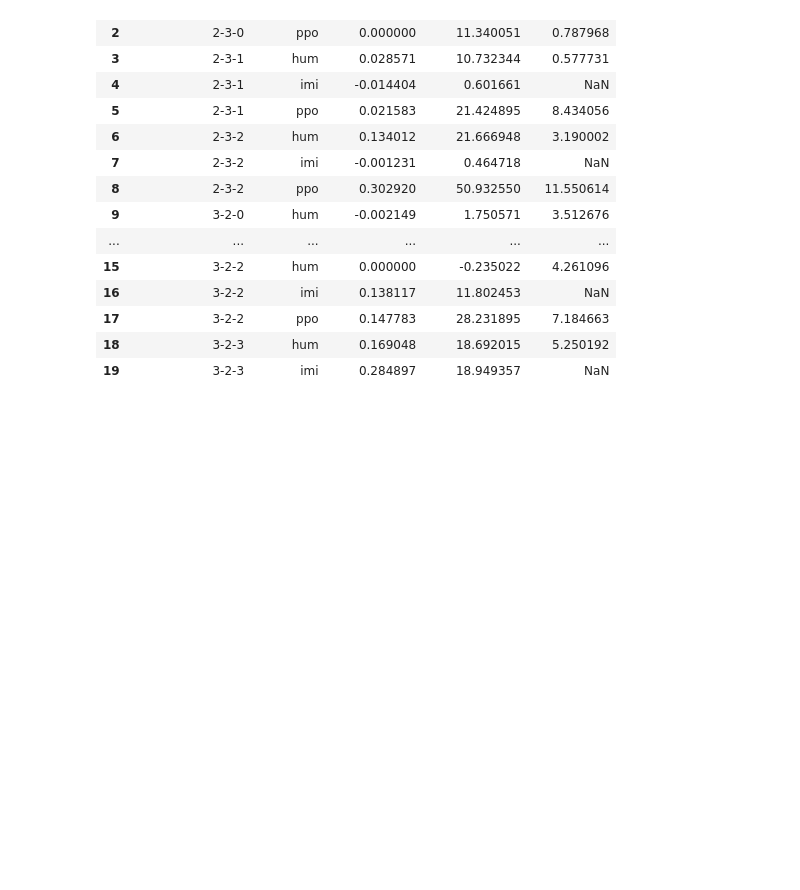
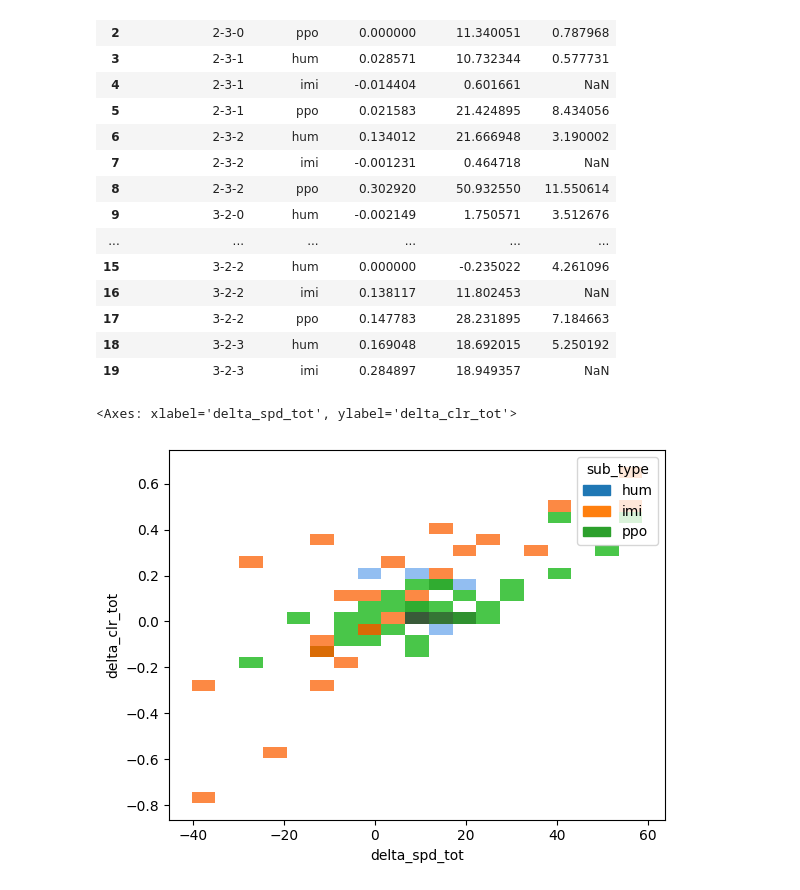
Before and after one commit to HugoDelhaye/select_scene, a Jupyter notebook: notebook/select_scene.ipynb, the cells around one changed output. Drawn from its saved outputs; the diff is of its cells as text; code cells hidden in the pictures; blank space fills up the shorter version.

```diff
--- a/notebook/select_scene.ipynb
+++ b/notebook/select_scene.ipynb
@@ -83,3 +495,8 @@ df_sub_type.head(20)
+# %%
+sns.histplot(data=df_sub_type, x='delta_spd_tot',y = 'delta_clr_tot' , hue='sub_type', element='step', stat='density', common_norm=False)
+# %% [output]
+<Axes: xlabel='delta_spd_tot', ylabel='delta_clr_tot'>
+[figure, added]
 # %%
 thres_clr = 15
 thres_spd = 15
```
Also changed, not shown: parts of 19 cells of this notebook, 2 other files.
